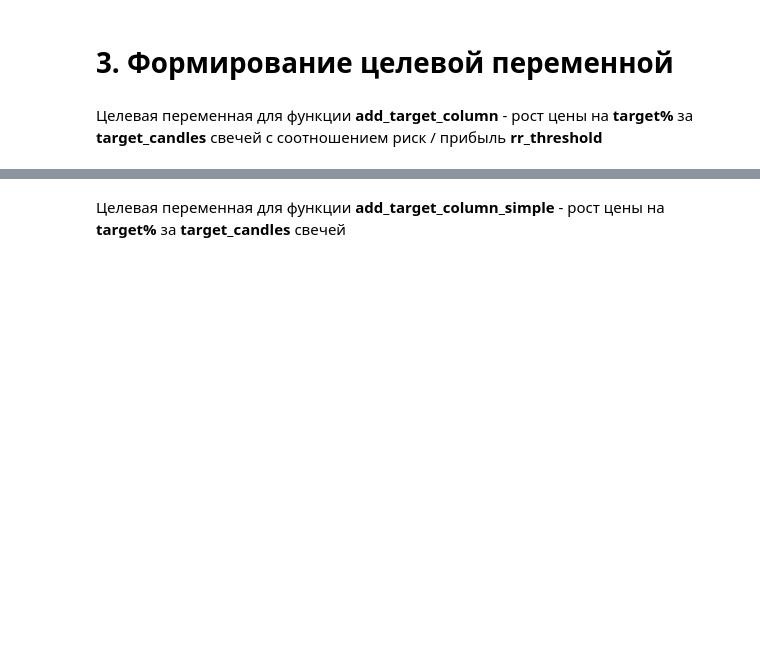
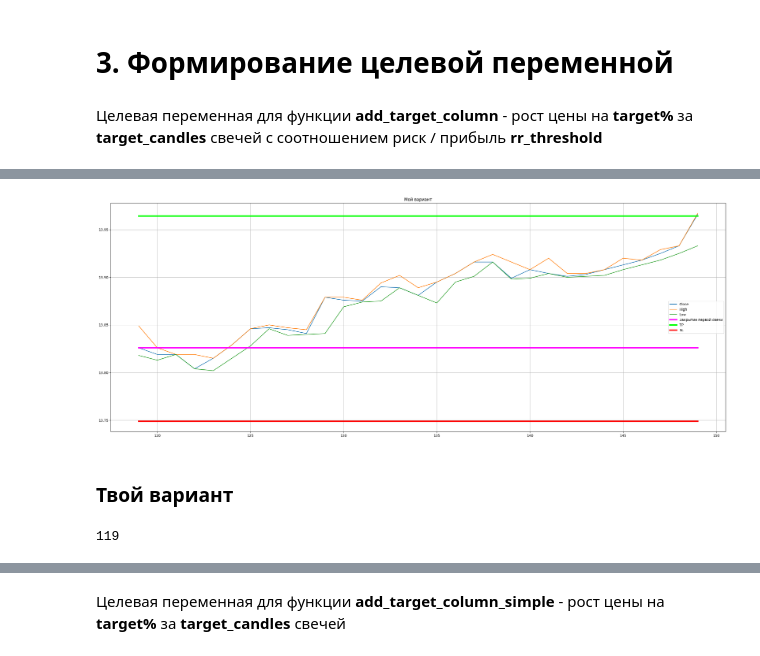
Before and after one commit to nikitapre/trading_project_2_0, a Jupyter notebook: trading_project.ipynb, the cells around one changed output, grey strips where cells are left out. Drawn from its saved outputs; the diff is of its cells as text; code cells hidden in the pictures; blank space fills up the shorter version.

```diff
--- a/trading_project.ipynb
+++ b/trading_project.ipynb
@@ -89,0 +161,3 @@ df_test = add_target_column(df_test, target_candles=30, target=0.01, rr_threshol
+# %%
+tdf = df[119:150].copy()
+tdf
@@ -89,0 +182,20 @@ df_test = add_target_column(df_test, target_candles=30, target=0.01, rr_threshol
+# %%
+tdf[['Close', 'High', 'Low']].plot(figsize=(32,12))
+takeprofit = tdf.Close.iloc[0]*(1+target_heavy)
+stoploss = tdf.Low.iloc[0]*(1-target_heavy/rr_threshold_heavy)
+ref_level = tdf.Close.iloc[0]
+plt.plot([tdf.index[0], tdf.index[-1]], [ref_level, ref_level], color="magenta", label='Закрытие первой свечи', linewidth=4)
+plt.plot([tdf.index[0], tdf.index[-1]], [takeprofit, takeprofit], color="lime", label='TP', linewidth=4)
+plt.plot([tdf.index[0], tdf.index[-1]], [stoploss, stoploss], color="red", label='SL', linewidth=4)
+plt.legend()
+plt.title('Мой вариант')
+plt.grid();
+# %% [output]
+[figure, added]
+# %% [markdown]
+### Твой вариант
+# %%
+# первый индекс таргета =1 по твоей методе
+df[df.target_heavy==1].index[0]
+# %% [output]
+119
```
Also changed, not shown: parts of 63 cells of this notebook, 1 other file.
